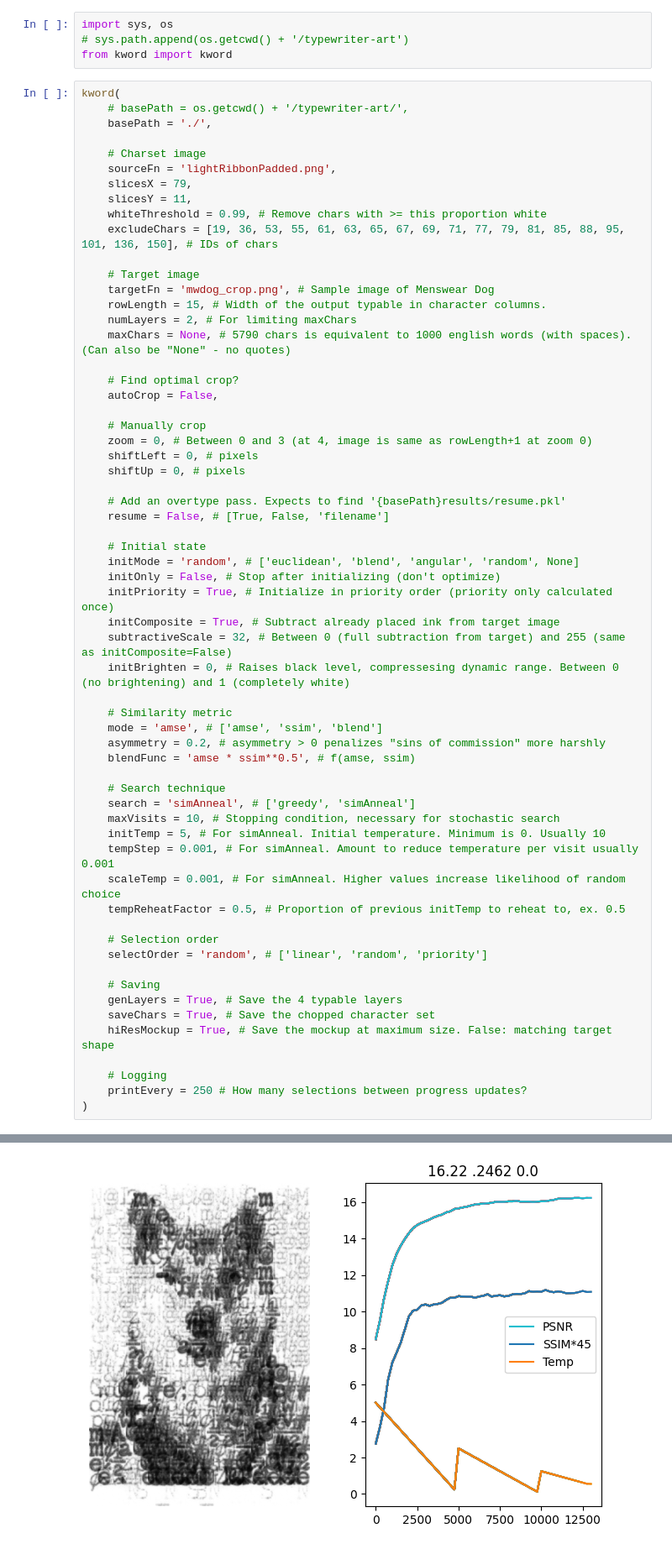
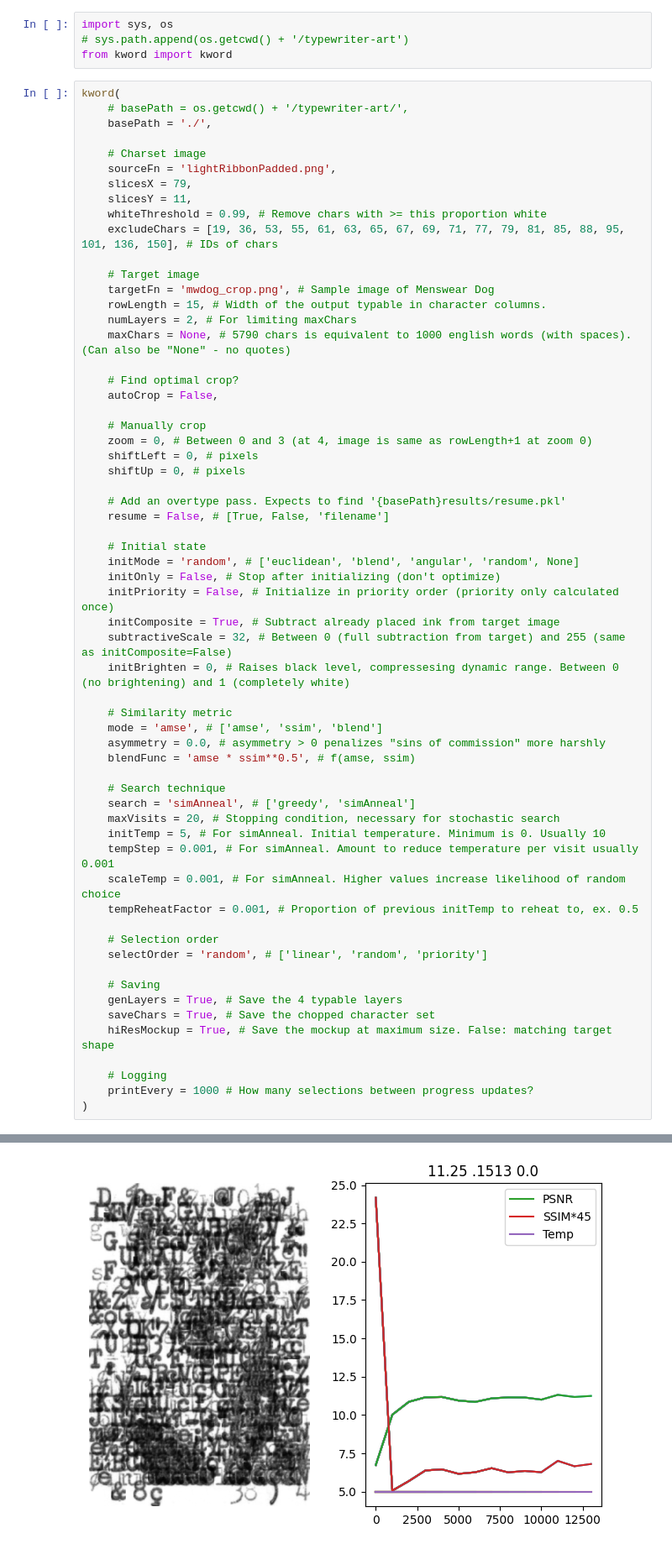
Before and after one commit to juleskuehn/typewriter-art, a Jupyter notebook: typewriter_demo.ipynb, the cells around one changed output, grey strips where cells are left out. Shown at 84% size. Saved outputs shown, nothing was run; the diff lists cells and outputs as text.

```diff
--- a/typewriter_demo.ipynb
+++ b/typewriter_demo.ipynb
@@ -38,23 +38,23 @@ kword(
     # Initial state
     initMode = 'random', # ['euclidean', 'blend', 'angular', 'random', None]
     initOnly = False, # Stop after initializing (don't optimize)
-    initPriority = True, # Initialize in priority order (priority only calculated once)
+    initPriority = False, # Initialize in priority order (priority only calculated once)
     initComposite = True, # Subtract already placed ink from target image
     subtractiveScale = 32, # Between 0 (full subtraction from target) and 255 (same as initComposite=False)
     initBrighten = 0, # Raises black level, compressesing dynamic range. Between 0 (no brightening) and 1 (completely white)
 
     # Similarity metric
     mode = 'amse', # ['amse', 'ssim', 'blend']
-    asymmetry = 0.2, # asymmetry > 0 penalizes "sins of commission" more harshly
+    asymmetry = 0.0, # asymmetry > 0 penalizes "sins of commission" more harshly
     blendFunc = 'amse * ssim**0.5', # f(amse, ssim)
 
     # Search technique
     search = 'simAnneal', # ['greedy', 'simAnneal']
-    maxVisits = 10, # Stopping condition, necessary for stochastic search
+    maxVisits = 20, # Stopping condition, necessary for stochastic search
     initTemp = 5, # For simAnneal. Initial temperature. Minimum is 0. Usually 10
     tempStep = 0.001, # For simAnneal. Amount to reduce temperature per visit usually 0.001
     scaleTemp = 0.001, # For simAnneal. Higher values increase likelihood of random choice
-    tempReheatFactor = 0.5, # Proportion of previous initTemp to reheat to, ex. 0.5
+    tempReheatFactor = 0.001, # Proportion of previous initTemp to reheat to, ex. 0.5
 
     # Selection order
     selectOrder = 'random', # ['linear', 'random', 'priority']
@@ -65,6 +65,6 @@ kword(
     hiResMockup = True, # Save the mockup at maximum size. False: matching target shape
 
     # Logging
-    printEvery = 250 # How many selections between progress updates?
+    printEvery = 1000 # How many selections between progress updates?
 )
 # %% [output]
@@ -72 +75 @@ KeyError: 'timeSpent'
-[figure, old version]
+[figure, new version]
```
Also changed, not shown: parts of 1 cell of this notebook, 5 other files.
